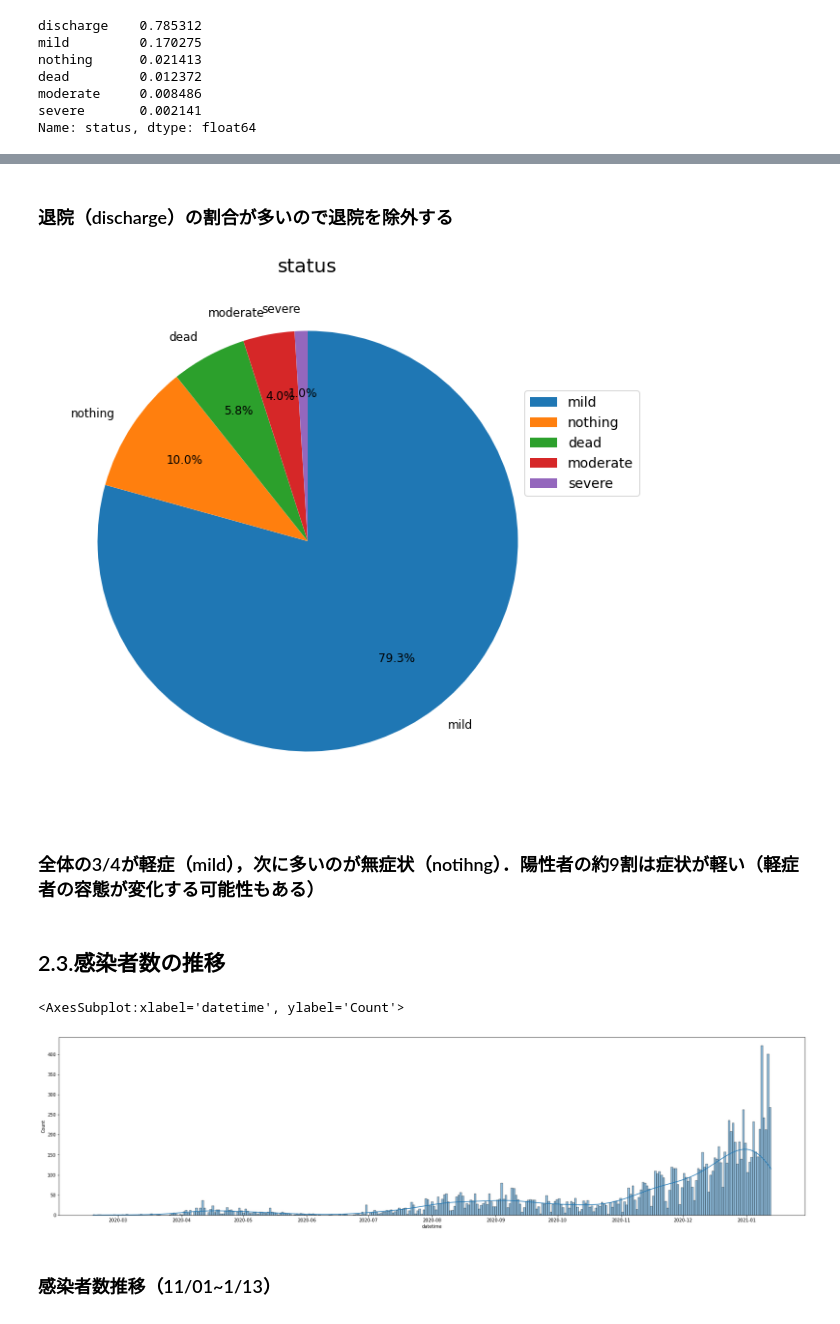
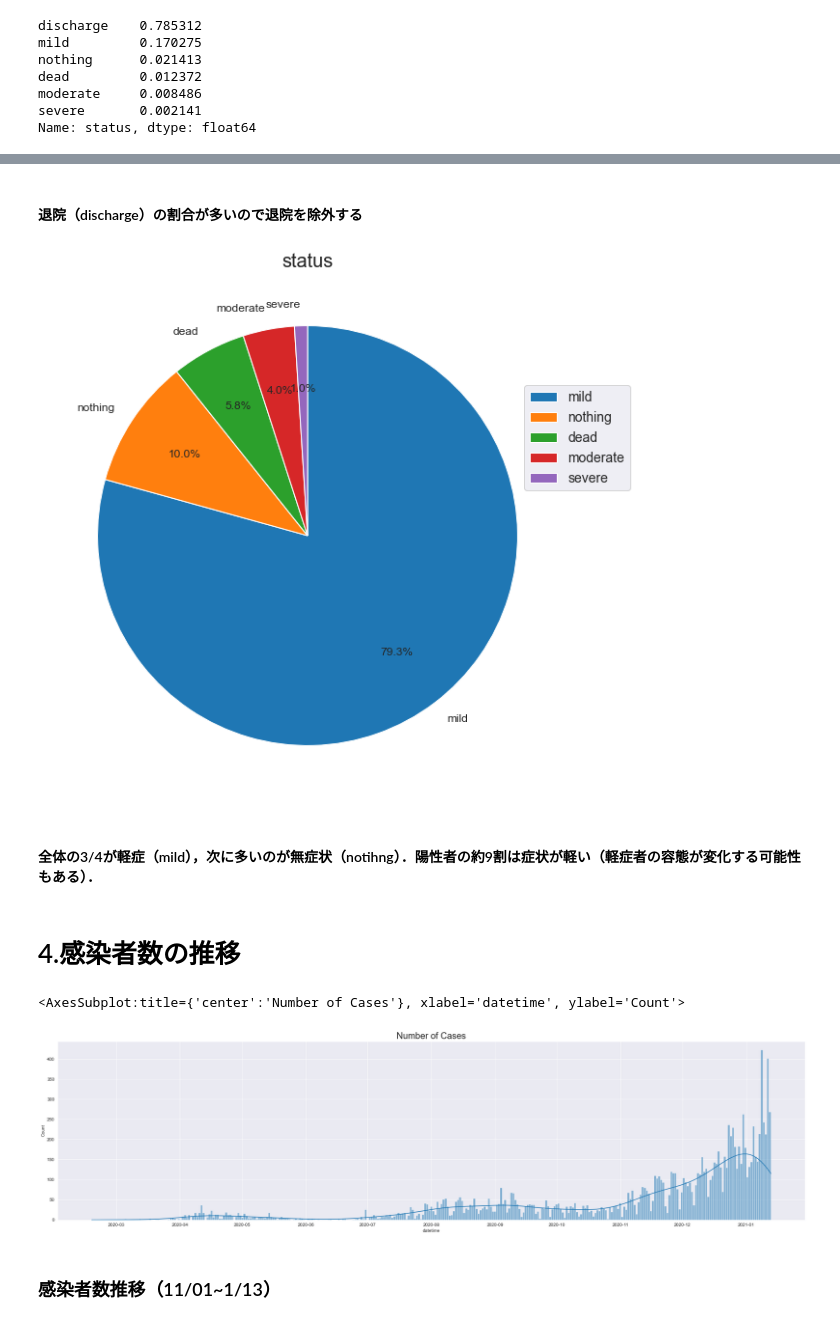
Before and after one commit to ka70/covid_EDA_2021, a Jupyter notebook: covid19_yokohama_analysis.ipynb, the cells around one changed output, grey strips where cells are left out. Saved outputs shown, nothing was run; the diff lists cells and outputs as text; code cells hidden in the pictures.

```diff
--- a/covid19_yokohama_analysis.ipynb
+++ b/covid19_yokohama_analysis.ipynb
@@ -74,5 +72,7 @@ df.head()
 # age ヒストグラム
 plt.figure(figsize=(20,20))
 plt.subplot(3,1,1)
+plt.title('Number of Cases by Age', fontsize=20)
+sns.set_style(style='darkgrid')
 sns.distplot(df['age'], kde=False, rug=False, bins=10)
 # %% [output]
@@ -154,5 +165,5 @@ plt.show()
 # %% [markdown]
-### 退院（discharge）の割合が多いので退院を除外する
+#### 退院（discharge）の割合が多いので退院を除外する
 # %%
 # 退院を除外したstatus
 status_df = df[df['status'] != "discharge"]['status']
@@ -168,21 +179,22 @@ plt.legend(label, fontsize=14,bbox_to_anchor=(0.9, 0.8)) # (7)凡例の表示
 plt.title('status',fontsize=20)
 plt.show()
 # %% [output]
-[figure, old version]
+[figure, new version]
 # %% [markdown]
-### 全体の3/4が軽症（mild），次に多いのが無症状（notihng）．陽性者の約9割は症状が軽い（軽症者の容態が変化する可能性もある）
+#### 全体の3/4が軽症（mild），次に多いのが無症状（notihng）．陽性者の約9割は症状が軽い（軽症者の容態が変化する可能性もある）．
 # %% [markdown]
-## 2.3.感染者数の推移
+# 4.感染者数の推移
 # %%
 plt.figure(figsize=(30,25))
 plt.subplot(3,1,1)
+plt.title('Number of Cases', fontsize=20)
 # sns.distplot(df['age'], kde=False, rug=False, bins=10)
 bins_max=df["datetime"].max()-df["datetime"].min()
 bins_max=bins_max.days+1
 sns.histplot(df["datetime"],bins=bins_max, kde=True)
 # %% [output]
-<AxesSubplot:xlabel='datetime', ylabel='Count'>
+<AxesSubplot:title={'center':'Number of Cases'}, xlabel='datetime', ylabel='Count'>
-[figure, old version]
+[figure, new version]
 # %% [markdown]
 ### 感染者数推移（11/01~1/13）
 # %%
```
Also changed, not shown: parts of 27 cells of this notebook.
